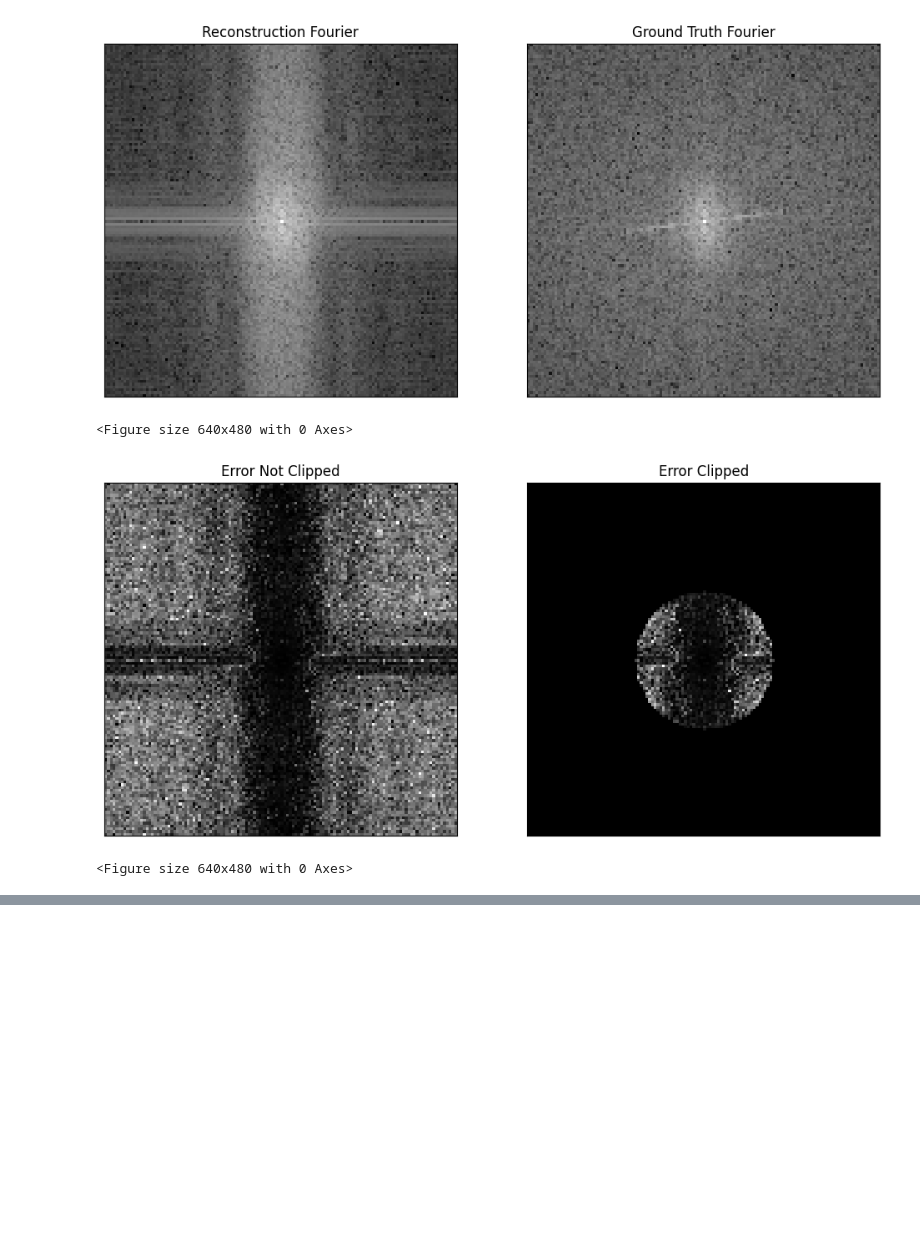
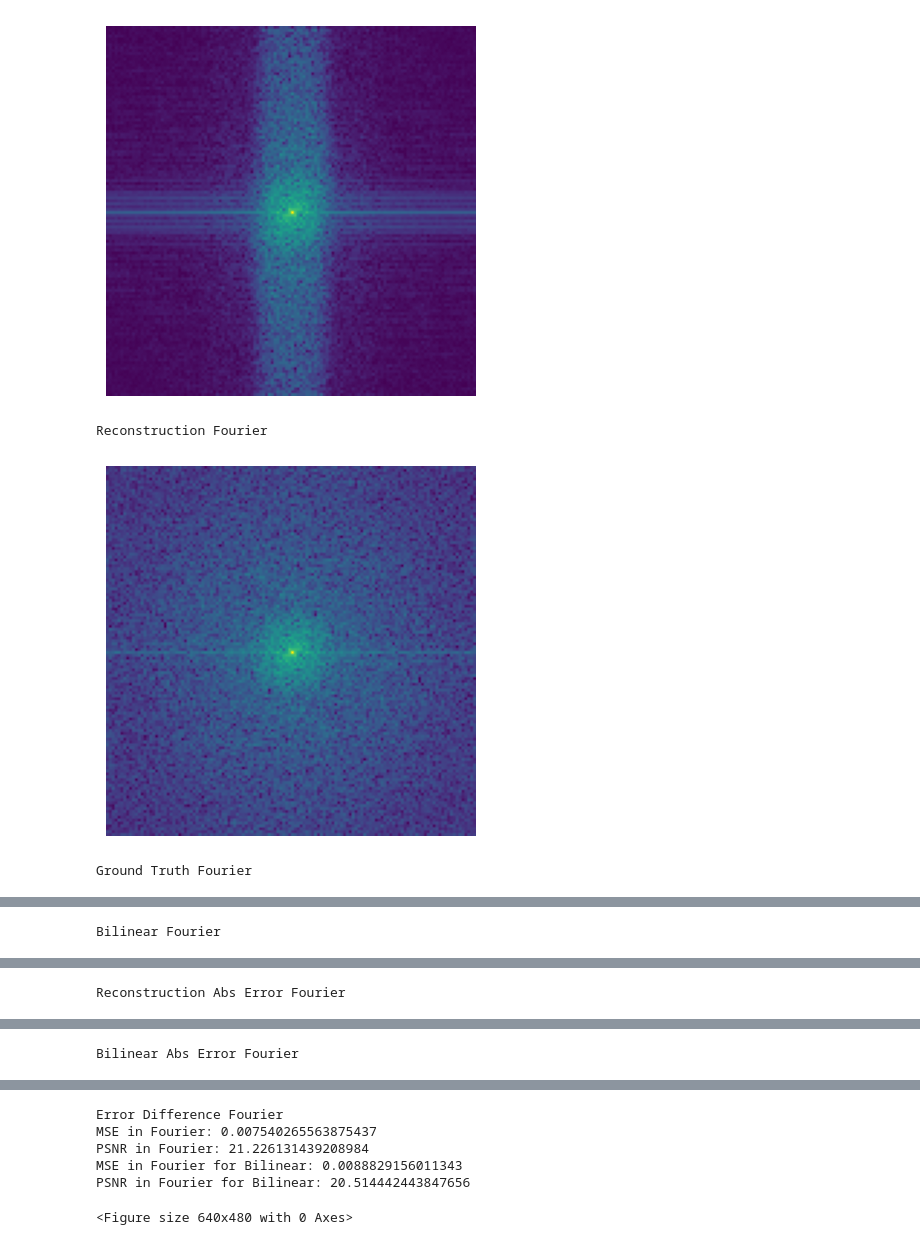
Before and after one commit to jakobtroidl/niiv, a Jupyter notebook: notebooks/fourier-figure.ipynb, the cells around one changed output, grey strips where cells are left out. Cells and saved outputs as stored; diff of their text form; code cells hidden in the pictures; blank space fills up the shorter version.

```diff
--- a/notebooks/fourier-figure.ipynb
+++ b/notebooks/fourier-figure.ipynb
@@ -27,7 +26,7 @@ class Fourier(torch.nn.Module):
 
     def forward(self, image):
         im_fourier = fftshift(fft2(image))
-        return torch.log(torch.abs(im_fourier) + 1)
+        return im_fourier, torch.log(torch.abs(im_fourier) + 1)
 # %%
 class ClippedFourier(torch.nn.Module):
     def __init__(self, im_max=1.0, low_pass_radius=25, im_size=(128, 128)):
@@ -79,23 +107,32 @@ plot_im(torch.abs(reconstruction - gt), "Absolute Difference", (reconstruction -
 # %%
-cf = ClippedFourier()
 fourier = Fourier()
 
-reconstruction_fourier = fourier(reconstruction)
-gt_fourier = fourier(gt)
+reconstruction_fourier, recon_fourier_display = fourier(reconstruction)
+gt_fourier, gt_fourier_display = fourier(gt)
+baseline_fourier, baseline_fourier_display = fourier(baseline)
-# %%
-plot_im(reconstruction_fourier, "Reconstruction Fourier", gt_fourier, "Ground Truth Fourier")
-# %% [output]
-[figure, removed]
-<Figure size 640x480 with 0 Axes>
-# %%
-
-reconstruction_cf_fourier = cf(reconstruction)
-gt_cf_fourier = cf(gt)
-
-diff_fourier = torch.abs(gt_fourier - reconstruction_fourier)
-diff_clipped = torch.abs(gt_cf_fourier - reconstruction_cf_fourier)
-
-plot_im(diff_fourier, "Error Not Clipped", diff_clipped, "Error Clipped")
-# %% [output]
-[figure, removed]
-<Figure size 640x480 with 0 Axes>
+# %%
+plot_im(recon_fourier_display, "Reconstruction Fourier", color='viridis')
+plot_im(gt_fourier_display, "Ground Truth Fourier", color='viridis')
+plot_im(baseline_fourier_display, "Bilinear Fourier", color='viridis')
+
+recon_error = torch.abs(recon_fourier_display - gt_fourier_display)
+baseline_error = torch.abs(baseline_fourier_display - gt_fourier_display)
+
+plot_im(recon_error, "Reconstruction Abs Error Fourier")
+plot_im(baseline_error, "Bilinear Abs Error Fourier")
+plot_im(torch.abs(recon_error - baseline_error), "Error Difference Fourier")
+
+n_pixels = reconstruction_fourier.shape[0] * reconstruction_fourier.shape[1]
+mse_fourier = torch.mean(torch.abs(reconstruction_fourier - gt_fourier) ** 2) / n_pixels
+mse_baseline_fourier = torch.mean(torch.abs(baseline_fourier - gt_fourier) ** 2) / n_pixels
+
+print("MSE in Fourier: {}".format(mse_fourier.item()))
+print("PSNR in Fourier: {}".format(fourier_psnr(reconstruction_fourier, gt_fourier)))
+
+print("MSE in Fourier for Bilinear: {}".format(mse_baseline_fourier.item()))
+print("PSNR in Fourier for Bilinear: {}".format(fourier_psnr(baseline_fourier, gt_fourier)))
+# %% [output]
+[figure, added]
+Reconstruction Fourier
+[figure, added]
+Ground Truth Fourier
@@ -101,0 +140 @@ plot_im(diff_fourier, "Error Not Clipped", diff_clipped, "Error Clipped")
+Bilinear Fourier
@@ -101,0 +142 @@ plot_im(diff_fourier, "Error Not Clipped", diff_clipped, "Error Clipped")
+Reconstruction Abs Error Fourier
@@ -101,0 +144 @@ plot_im(diff_fourier, "Error Not Clipped", diff_clipped, "Error Clipped")
+Bilinear Abs Error Fourier
@@ -101,0 +146,6 @@ plot_im(diff_fourier, "Error Not Clipped", diff_clipped, "Error Clipped")
+Error Difference Fourier
+MSE in Fourier: 0.007540265563875437
+PSNR in Fourier: 21.226131439208984
+MSE in Fourier for Bilinear: 0.0088829156011343
+PSNR in Fourier for Bilinear: 20.514442443847656
+<Figure size 640x480 with 0 Axes>
```
Also changed, not shown: parts of 12 cells of this notebook.
